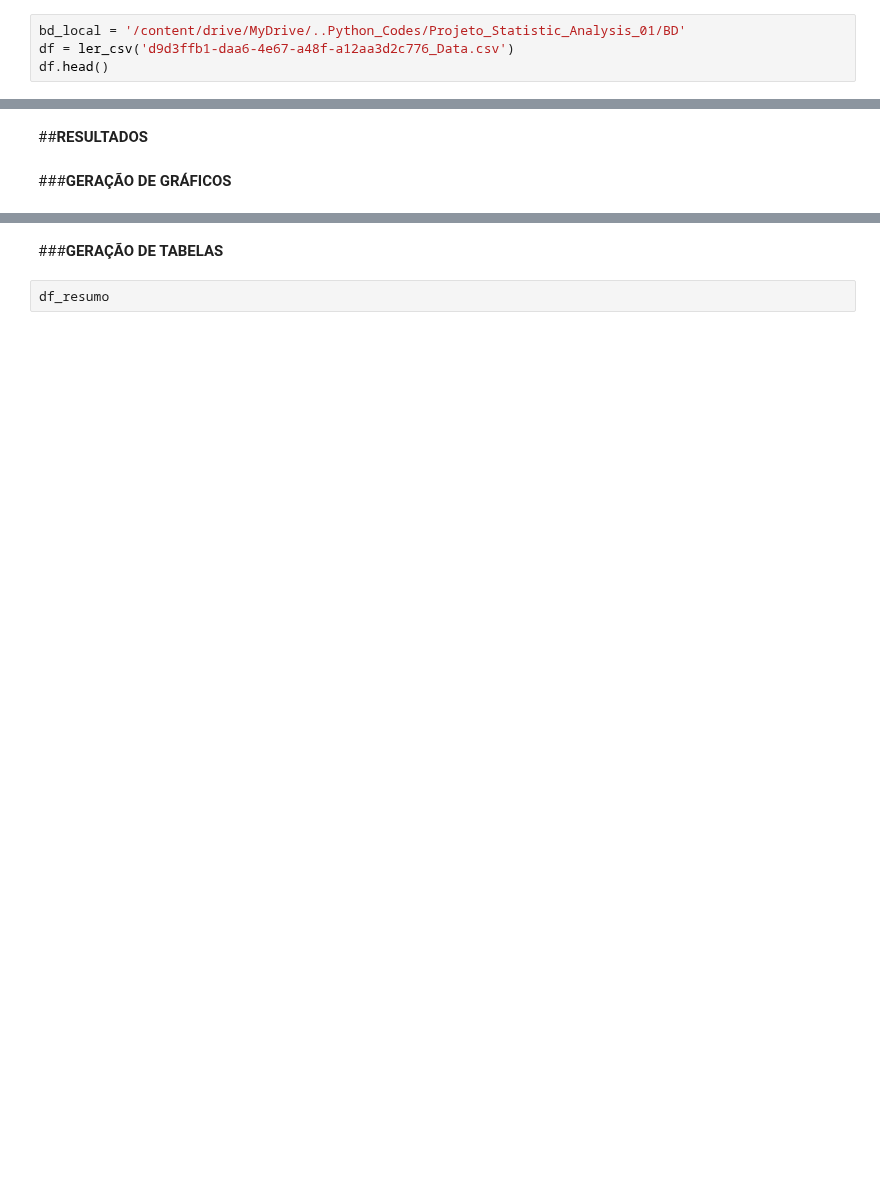
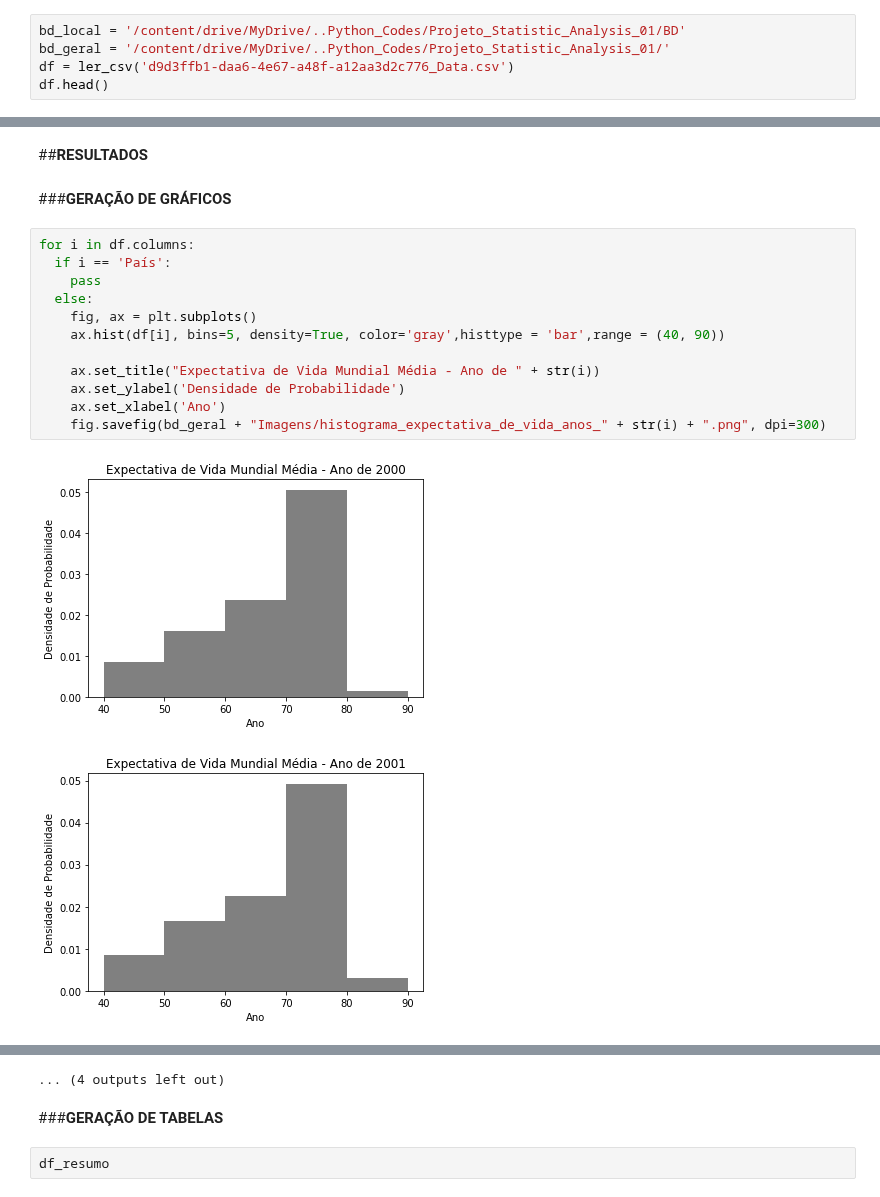
Before and after one commit to lucammarini/Project_Statistic_Analysis_01, a Jupyter notebook: Projeto_Statistic_Analysis_01.ipynb, the cells around one changed output, grey strips where cells are left out. Drawn from its saved outputs; the diff is of its cells as text; blank space fills up the shorter version.

```diff
--- a/Projeto_Statistic_Analysis_01.ipynb
+++ b/Projeto_Statistic_Analysis_01.ipynb
@@ -50,6 +51,7 @@ def formatar_titulo(text):
 ##**CAPTAÇÃO DE DADOS**
 # %%
 bd_local = '/content/drive/MyDrive/..Python_Codes/Projeto_Statistic_Analysis_01/BD'
+bd_geral = '/content/drive/MyDrive/..Python_Codes/Projeto_Statistic_Analysis_01/'
 df = ler_csv('d9d3ffb1-daa6-4e67-a48f-a12aa3d2c776_Data.csv')
 df.head()
 # %% [output]
@@ -123,3 +137,18 @@ df_resumo = pd.DataFrame({'Ano': lista_index,
 ##**RESULTADOS**
 # %% [markdown]
 ###**GERAÇÃO DE GRÁFICOS**
+# %%
+for i in df.columns:
+  if i == 'País':
+    pass
+  else:
+    fig, ax = plt.subplots()
+    ax.hist(df[i], bins=5, density=True, color='gray',histtype = 'bar',range = (40, 90))
+
+    ax.set_title("Expectativa de Vida Mundial Média - Ano de " + str(i))
+    ax.set_ylabel('Densidade de Probabilidade')
+    ax.set_xlabel('Ano')
+    fig.savefig(bd_geral + "Imagens/histograma_expectativa_de_vida_anos_" + str(i) + ".png", dpi=300)
+# %% [output]
+[figure, added]
+[figure, added]
@@ -126,3 +165,4 @@ df_resumo = pd.DataFrame({'Ano': lista_index,
+... (4 outputs left out)
 # %% [markdown]
 ###**GERAÇÃO DE TABELAS**
 # %%
```
Also changed, not shown: parts of 9 cells of this notebook.
